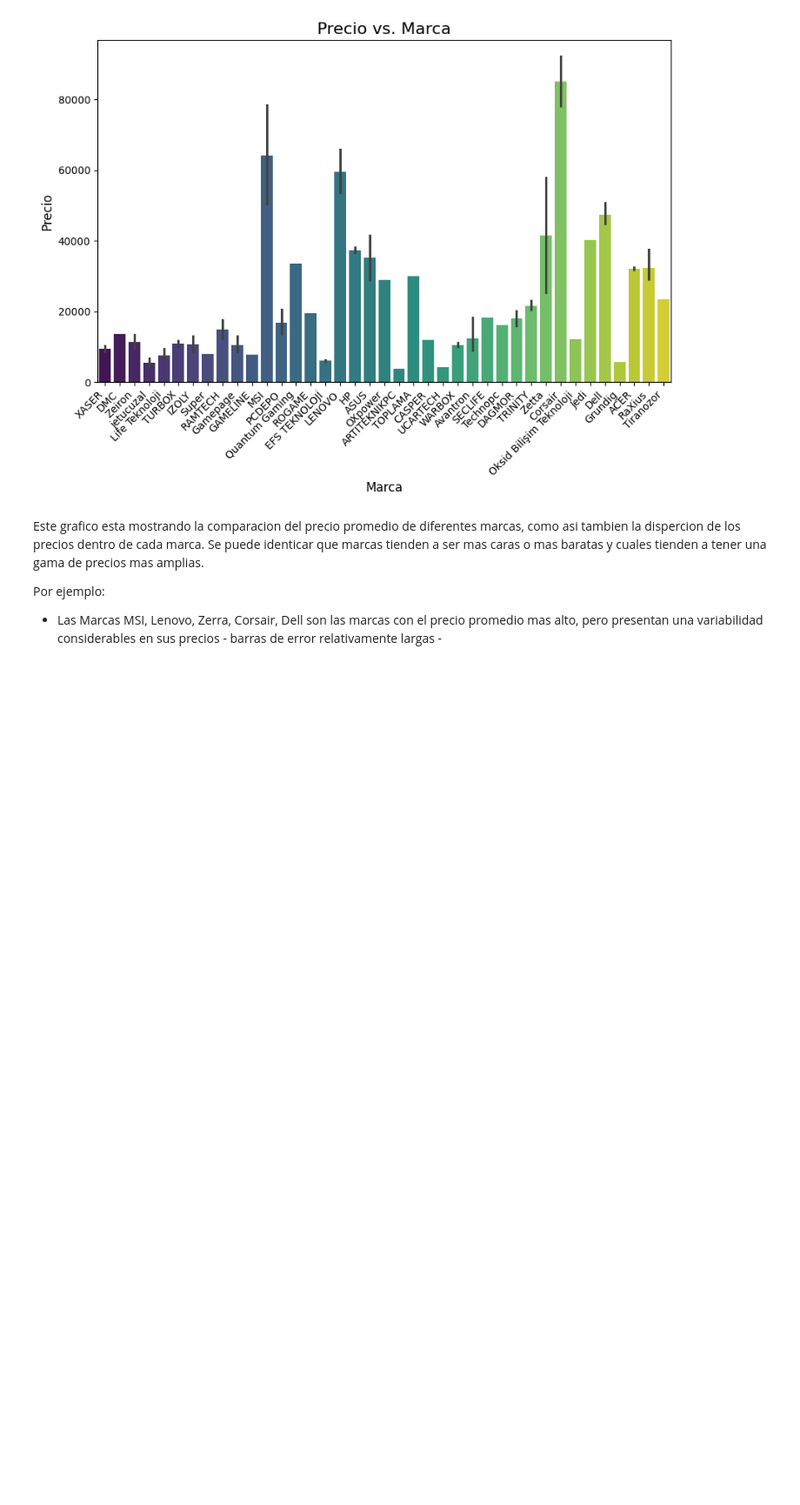
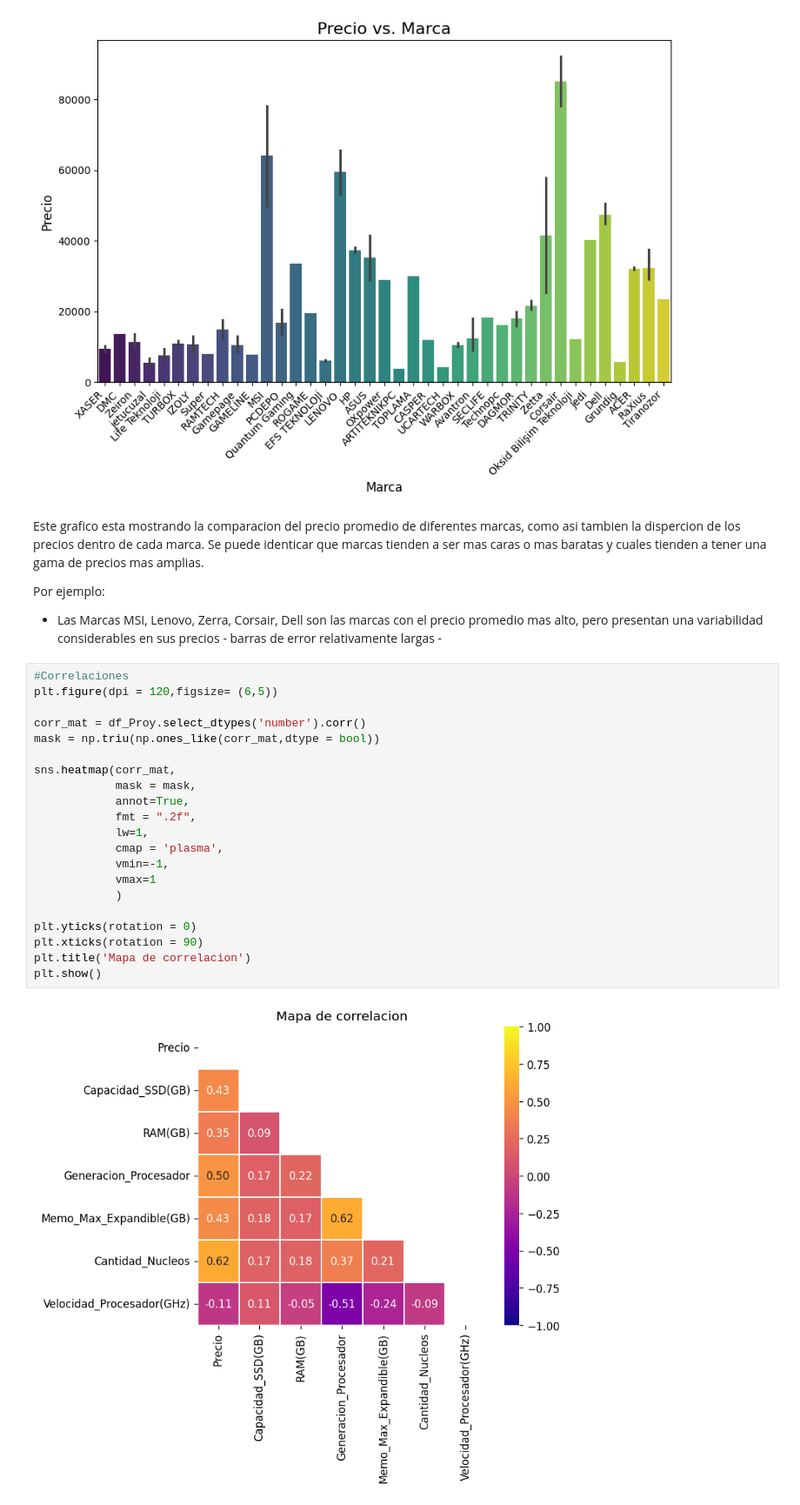
Before and after one commit to Jorge-Alvarez-23/Data-Science-II_Coder, a Jupyter notebook: PROYECTO.ipynb, the cells around one changed output. Shown at 87% size. Saved outputs shown, nothing was run; the diff lists cells and outputs as text; blank space fills up the shorter version.

```diff
--- a/PROYECTO.ipynb
+++ b/PROYECTO.ipynb
@@ -1092,3 +1092,26 @@ Se puede identicar que marcas tienden a ser mas caras o mas baratas y cuales tie
 
 Por ejemplo:
 * Las Marcas MSI, Lenovo, Zerra, Corsair, Dell son las marcas con el precio promedio mas alto, pero presentan una variabilidad considerables en sus precios - barras de error relativamente largas -
+# %%
+#Correlaciones
+plt.figure(dpi = 120,figsize= (6,5))
+
+corr_mat = df_Proy.select_dtypes('number').corr()
+mask = np.triu(np.ones_like(corr_mat,dtype = bool))
+
+sns.heatmap(corr_mat,
+            mask = mask,
+            annot=True,
+            fmt = ".2f",
+            lw=1,
+            cmap = 'plasma',
+            vmin=-1,
+            vmax=1
+            )
+
+plt.yticks(rotation = 0)
+plt.xticks(rotation = 90)
+plt.title('Mapa de correlacion')
+plt.show()
+# %% [output]
+[figure, added]
```
Also changed, not shown: parts of 1 cell of this notebook.
